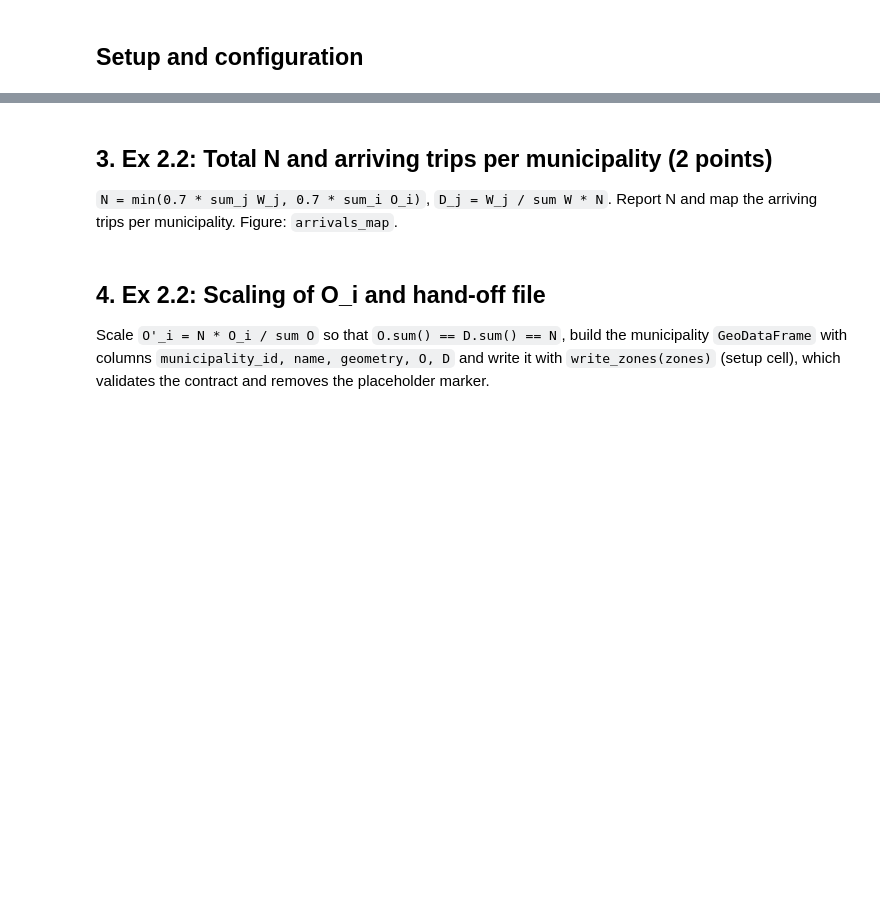
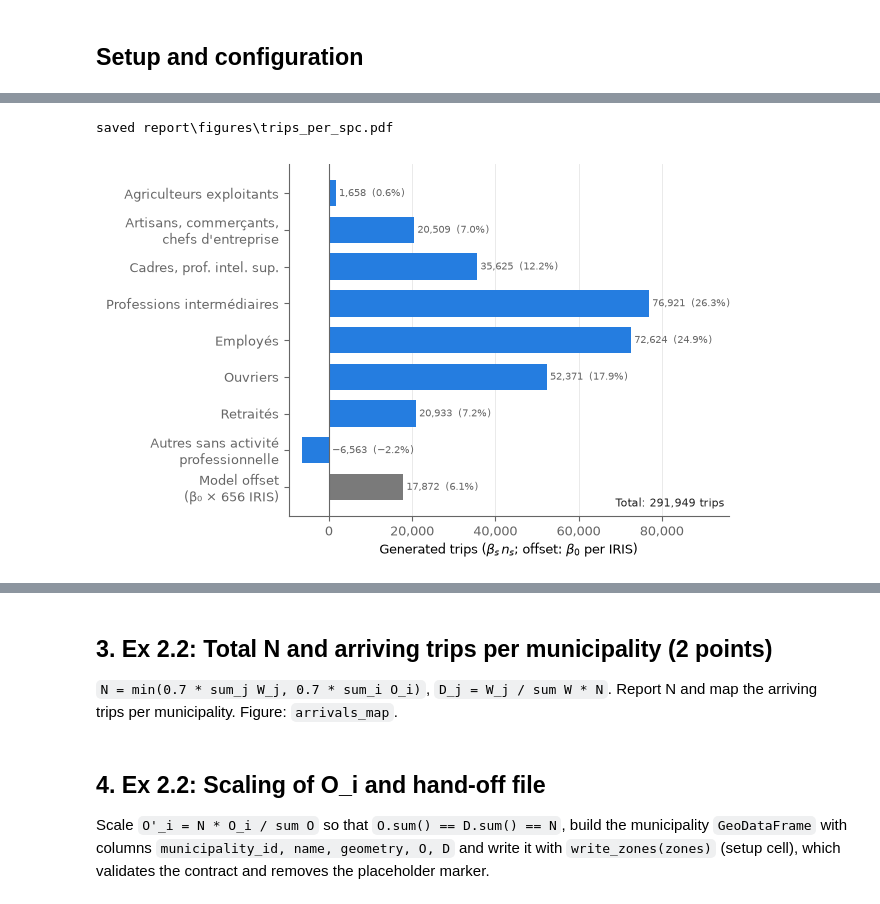
Before and after one commit to ek-popkova/uge-large-scale-models, a Jupyter notebook: notebooks/ex21_22_trip_production_attraction.ipynb, the cells around one changed output, grey strips where cells are left out. Drawn from its saved outputs; the diff is of its cells as text; code cells hidden in the pictures; blank space fills up the shorter version.

```diff
--- a/notebooks/ex21_22_trip_production_attraction.ipynb
+++ b/notebooks/ex21_22_trip_production_attraction.ipynb
@@ -140,0 +294,16 @@ Bar plot of the trips generated per SPC, and a map of the total number of genera
+# %%
+X = df_iris[n_columns].to_numpy(dtype=float)     # n_{i,s}: one row per IRIS, columns s = 1..8
+beta = BETA.to_numpy(dtype=float)                # beta_1 .. beta_8
+O_linear = BETA_0 + X @ beta                     # offset added ONCE per zone
+df_iris["O_linear"] = O_linear
+df_iris["O"] = np.maximum(O_linear, 0.0)         # clipping per zone
+clipped = O_linear < 0
+n_clipped = int(clipped.sum())
+clipped_trips = float(np.maximum(-O_linear, 0.0).sum())   # trips added by the clipping (0 if no zone is clipped)
+O_total = df_iris["O"].sum()
+
+print(f"total number of generated trips (656 IRIS): {O_total}")
+print(f"clipped IRIS (beta_0 + sum_s beta_s n_is < 0): {n_clipped} | trips added by clipping: {clipped_trips}")
+print(f"O per IRIS: min {df_iris['O'].min()} | median {df_iris['O'].median()} | max {df_iris['O'].max()}")
+print(f"smallest linear value: {O_linear.min()} (IRIS {df_iris.loc[np.argmin(O_linear), 'iris_id']})")
+print(f"IRIS with O_linear < beta_0 (net negative SPC part): {int((O_linear < BETA_0).sum())}")
@@ -140,0 +443,31 @@ Bar plot of the trips generated per SPC, and a map of the total number of genera
+# %%
+labels = [SPC_SHORT[s] for s in SPC_LABELS] + [f"Model offset\n(β₀ × {len(df_iris)} IRIS)"]
+values = [*T_s, offset_trips]
+colors = [BLUE] * len(T_s) + [REFERENCE]
+y = np.arange(len(values))
+y[-1] += 0.4      # small gap before the offset bar (not an SPC)
+
+fig, ax = plt.subplots(figsize=(6.5, 4.2))
+ax.barh(y, values, height=0.72, color=colors, linewidth=0)
+x_max = max(values)
+for yi, v in zip(y, values):
+    label = f"{v:,.0f}  ({v / O_total:.1%})".replace("-", "−")   # typographic minus
+    # negative bar (SPC 8): label right of the zero line, away from the axis labels
+    ax.text(max(v, 0) + 0.01 * x_max, yi, label, fontsize=7, color=TEXT_2, va="center", ha="left")
+ax.axvline(0, color=TEXT_2, lw=0.8)
+ax.set_yticks(y, labels)
+ax.invert_yaxis()
+ax.set_xlim(min(values) - 0.04 * x_max, x_max * 1.25)
+ax.set_xlabel(r"Generated trips ($\beta_s\,n_s$; offset: $\beta_0$ per IRIS)")
+ax.xaxis.set_major_formatter(mpl.ticker.FuncFormatter(thousands))
+ax.xaxis.grid(True, color=GRID, lw=0.6)
+ax.text(0.99, 0.02, f"Total: {O_total:,.0f} trips", transform=ax.transAxes, fontsize=8, color=TEXT,
+        ha="right", va="bottom")
+style_chart_axes(ax)
+fig.tight_layout()
+path = save_figure(fig, "trips_per_spc", preview_png=True)
+print("saved", path.relative_to(ROOT))
+plt.show()
+# %% [output]
+saved report\figures\trips_per_spc.pdf
+[figure, added]
```
Also changed, not shown: parts of 27 cells of this notebook, 6 other files.
